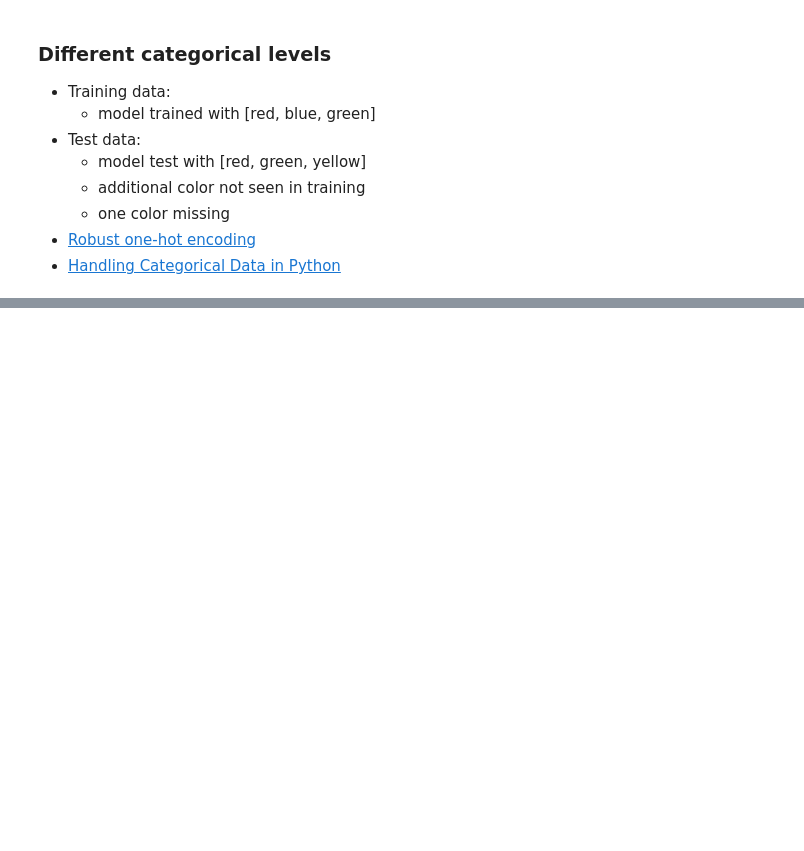
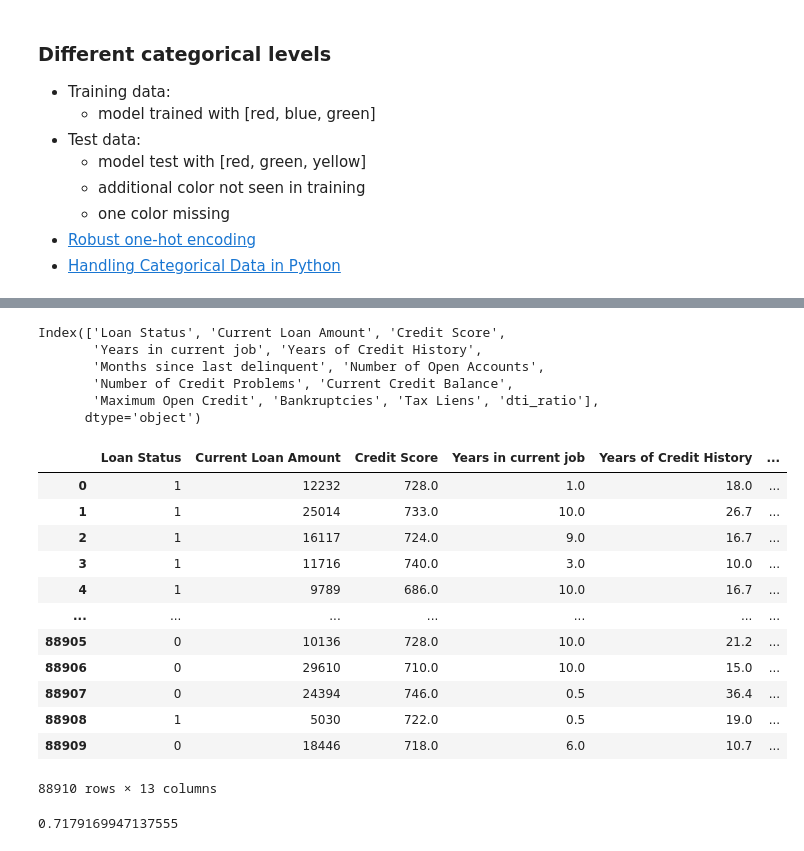
Before and after one commit to randy-tsukemen/Data_science_roadmap, a Jupyter notebook: Regression_feature_selection.ipynb, the cells around one changed output, grey strips where cells are left out. Drawn from its saved outputs; the diff is of its cells as text; code cells hidden in the pictures; blank space fills up the shorter version.

```diff
--- a/Regression_feature_selection.ipynb
+++ b/Regression_feature_selection.ipynb
@@ -324,0 +323,66 @@ X
+# %%
+# Create dti_ratio variable
+monthly_income = loan_data["Annual Income"]/12
+loan_data["dti_ratio"] = loan_data["Monthly Debt"]/monthly_income * 100
+loan_data = loan_data.drop(["Monthly Debt","Annual Income"], axis=1)
+
+# Replace target variable levels
+loan_data["Loan Status"] = loan_data["Loan Status"].replace({'Fully Paid': 0,
+                                            'Charged Off': 1})
+loan_data = loan_data[['Loan Status', 'Current Loan Amount', 'Credit Score', 'Years in current job', 'Years of Credit History', 'Months since last delinquent', 'Number of Open Accounts', 'Number of Credit Problems',
+       'Current Credit Balance', 'Maximum Open Credit', 'Bankruptcies', 'Tax Liens', 'dti_ratio']]
+# One-hot encode categorical variables
+loan_data = pd.get_dummies(data=loan_data)
+
+# Print
+print(loan_data.columns)
+# %% [output]
+Index(['Loan Status', 'Current Loan Amount', 'Credit Score',
+       'Years in current job', 'Years of Credit History',
+       'Months since last delinquent', 'Number of Open Accounts',
+       'Number of Credit Problems', 'Current Credit Balance',
+       'Maximum Open Credit', 'Bankruptcies', 'Tax Liens', 'dti_ratio'],
+      dtype='object')
+# %%
+loan_data
+# %% [output]
+|  | Loan Status | Current Loan Amount | Credit Score | Years in current job | Years of Credit History | ... |
+| 0 | 1 | 12232 | 728.0 | 1.0 | 18.0 | ... |
+| 1 | 1 | 25014 | 733.0 | 10.0 | 26.7 | ... |
+| 2 | 1 | 16117 | 724.0 | 9.0 | 16.7 | ... |
+| 3 | 1 | 11716 | 740.0 | 3.0 | 10.0 | ... |
+| 4 | 1 | 9789 | 686.0 | 10.0 | 16.7 | ... |
+| ... | ... | ... | ... | ... | ... | ... |
+| 88905 | 0 | 10136 | 728.0 | 10.0 | 21.2 | ... |
+| 88906 | 0 | 29610 | 710.0 | 10.0 | 15.0 | ... |
+| 88907 | 0 | 24394 | 746.0 | 0.5 | 36.4 | ... |
+| 88908 | 1 | 5030 | 722.0 | 0.5 | 19.0 | ... |
+| 88909 | 0 | 18446 | 718.0 | 6.0 | 10.7 | ... |
+88910 rows × 13 columns
+# %%
+# Subset numeric features: numeric_cols
+numeric_cols = loan_data.select_dtypes(include=[np.number])
+
+# Impute with mean
+imp_mean = SimpleImputer(strategy='mean')
+loans_imp_mean = imp_mean.fit_transform(numeric_cols)
+
+# Convert returned array to DataFrame
+loans_imp_meanDF = pd.DataFrame(loans_imp_mean, columns=numeric_cols.columns)
+# Create X matrix and y array
+X = loans_imp_meanDF.select_dtypes(include=[np.number])
+y = loan_data["Loan Status"]
+
+# Train/test split
+X_train, X_test, y_train, y_test = train_test_split(X, y, test_size=0.3, random_state=123)
+
+# Instantiate
+logistic_dti = LogisticRegression()
+
+# Fit
+logistic_dti.fit(X_train, y_train)
+
+# Predict and print accuracy
+print(accuracy_score(y_true=y_test, y_pred=logistic_dti.predict(X_test)))
+# %% [output]
+0.7179169947137555
```
Also changed, not shown: parts of 3 cells of this notebook.
